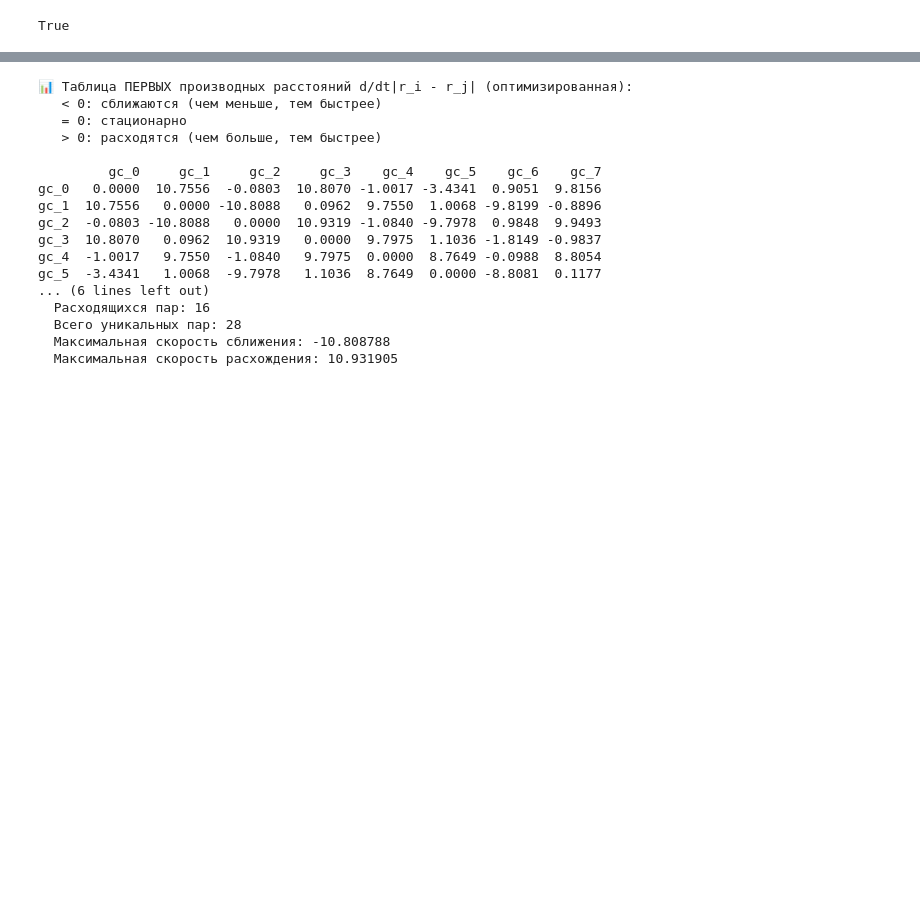
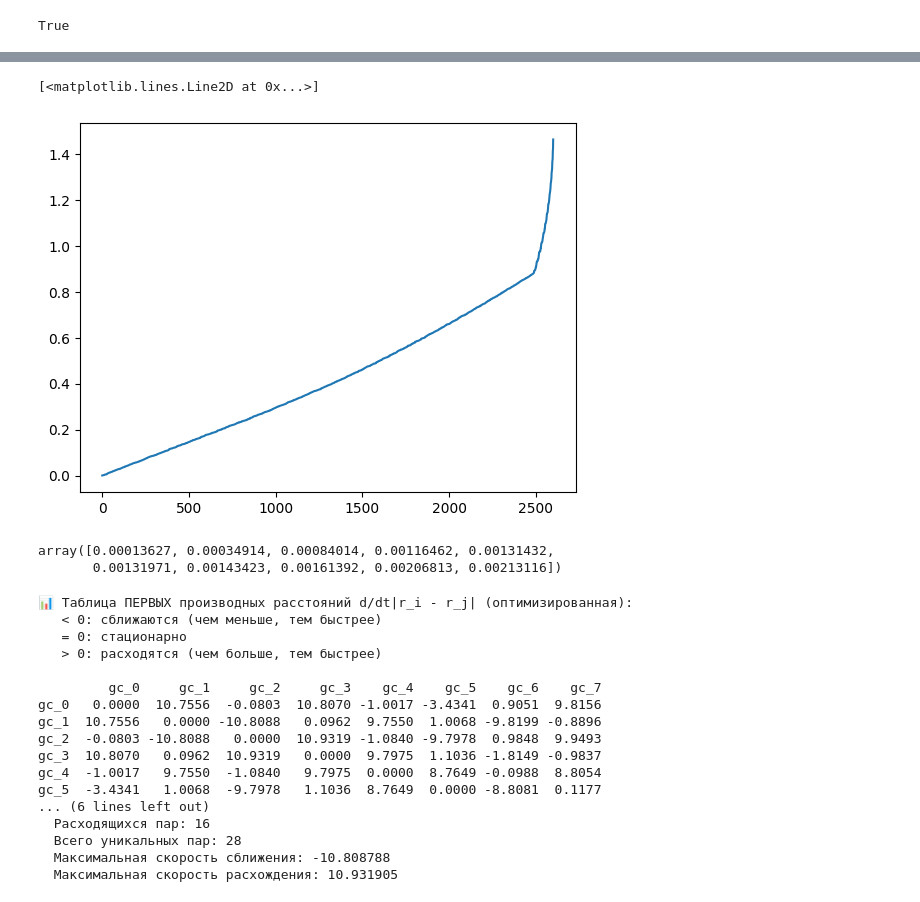
Before and after one commit to VladimirGunyavoy/tree_optimization, a Jupyter notebook: quad_test.ipynb, the cells around one changed output, grey strips where cells are left out. Drawn from its saved outputs; the diff is of its cells as text; code cells hidden in the pictures; blank space fills up the shorter version.

```diff
--- a/quad_test.ipynb
+++ b/quad_test.ipynb
@@ -141,3 +155,24 @@ plt.legend()
+# %%
+p_1 = poses[0]
+p_2 = poses[1]
+
+dists = []
+for i in range(len(p_1)):
+    for j in range(len(p_2)):
+        dist = np.linalg.norm(p_1[i] - p_2[j])
+        dists.append(dist)
+
+dists = np.sort(np.array(dists))
+
+plt.plot(dists)
+# %% [output]
+[<matplotlib.lines.Line2D at 0x...>]
+[figure, added]
+# %%
+dists[:10]
+# %% [output]
+array([0.00013627, 0.00034914, 0.00084014, 0.00116462, 0.00131432,
+       0.00131971, 0.00143423, 0.00161392, 0.00206813, 0.00213116])
 # %%
       gc_0  gc_1  gc_2  gc_3  gc_4  gc_5  gc_6  gc_7
 gc_0     0     1    -1     1    -1     1     1     1
```
Also changed, not shown: parts of 11 cells of this notebook, 1 other file.
